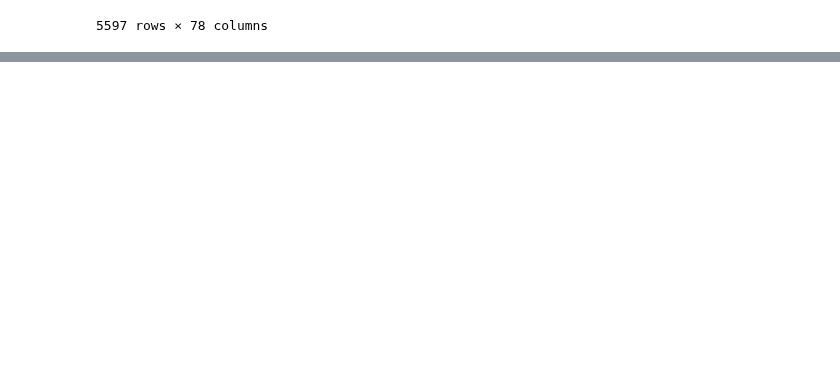
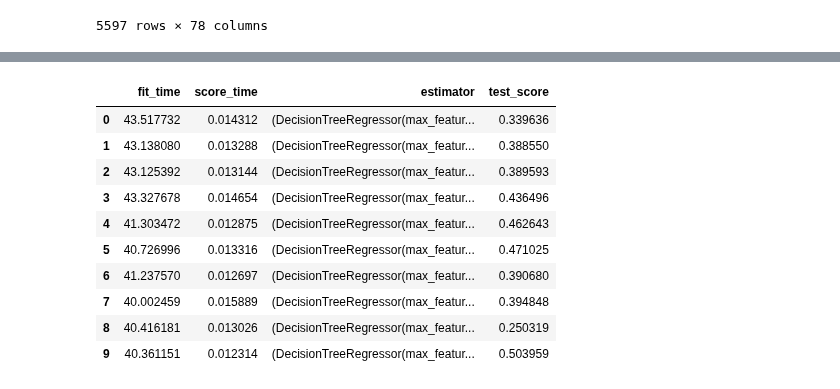
Before and after one commit to akshatpalnitkar/MSCA-37014-Project, a Jupyter notebook: PythonProject_updated.ipynb, the cells around one changed output, grey strips where cells are left out. Drawn from its saved outputs; the diff is of its cells as text; code cells hidden in the pictures; blank space fills up the shorter version.

```diff
--- a/PythonProject_updated.ipynb
+++ b/PythonProject_updated.ipynb
@@ -263,0 +319,9 @@ Accuracy: 0.36
+# %%
+property_cols = [p for p in df.columns if p.startswith('property')]
+# %%
+X = df[["reviews_per_month",
+              "safety_score", "comfort_score", "frill_score",  "host_response_rate",
+              "host_acceptance_rate", "bedrooms", "beds", "review_scores_rating",
+        "total_amenities_score", "safety_score", "comfort_score", "frill_score"]+property_cols]
+
+y = df["price"]
@@ -263,0 +330,2 @@ Accuracy: 0.36
+# %%
+X_combined = np.concatenate((np.concatenate(df['description_vector'].to_list()), X.values), 1)
@@ -263,0 +375,9 @@ Accuracy: 0.36
+# %%
+%%time
+
+kfold = KFold(n_splits=10, shuffle=True, random_state=5)
+scores = cross_validate(RandomForestRegressor(), X_combined, y, cv=kfold,
+                         scoring=('r2'), return_estimator=True
+                         )
+metrics_df_rf = pd.DataFrame(scores)
+metrics_df_rf.describe()
@@ -263,0 +396,14 @@ Accuracy: 0.36
+# %%
+metrics_df_rf
+# %% [output]
+|  | fit_time | score_time | estimator | test_score |
+| 0 | 43.517732 | 0.014312 | (DecisionTreeRegressor(max_featur... | 0.339636 |
+| 1 | 43.138080 | 0.013288 | (DecisionTreeRegressor(max_featur... | 0.388550 |
+| 2 | 43.125392 | 0.013144 | (DecisionTreeRegressor(max_featur... | 0.389593 |
+| 3 | 43.327678 | 0.014654 | (DecisionTreeRegressor(max_featur... | 0.436496 |
+| 4 | 41.303472 | 0.012875 | (DecisionTreeRegressor(max_featur... | 0.462643 |
+| 5 | 40.726996 | 0.013316 | (DecisionTreeRegressor(max_featur... | 0.471025 |
+| 6 | 41.237570 | 0.012697 | (DecisionTreeRegressor(max_featur... | 0.390680 |
+| 7 | 40.002459 | 0.015889 | (DecisionTreeRegressor(max_featur... | 0.394848 |
+| 8 | 40.416181 | 0.013026 | (DecisionTreeRegressor(max_featur... | 0.250319 |
+| 9 | 40.361151 | 0.012314 | (DecisionTreeRegressor(max_featur... | 0.503959 |
```
Also changed, not shown: parts of 50 cells of this notebook.
